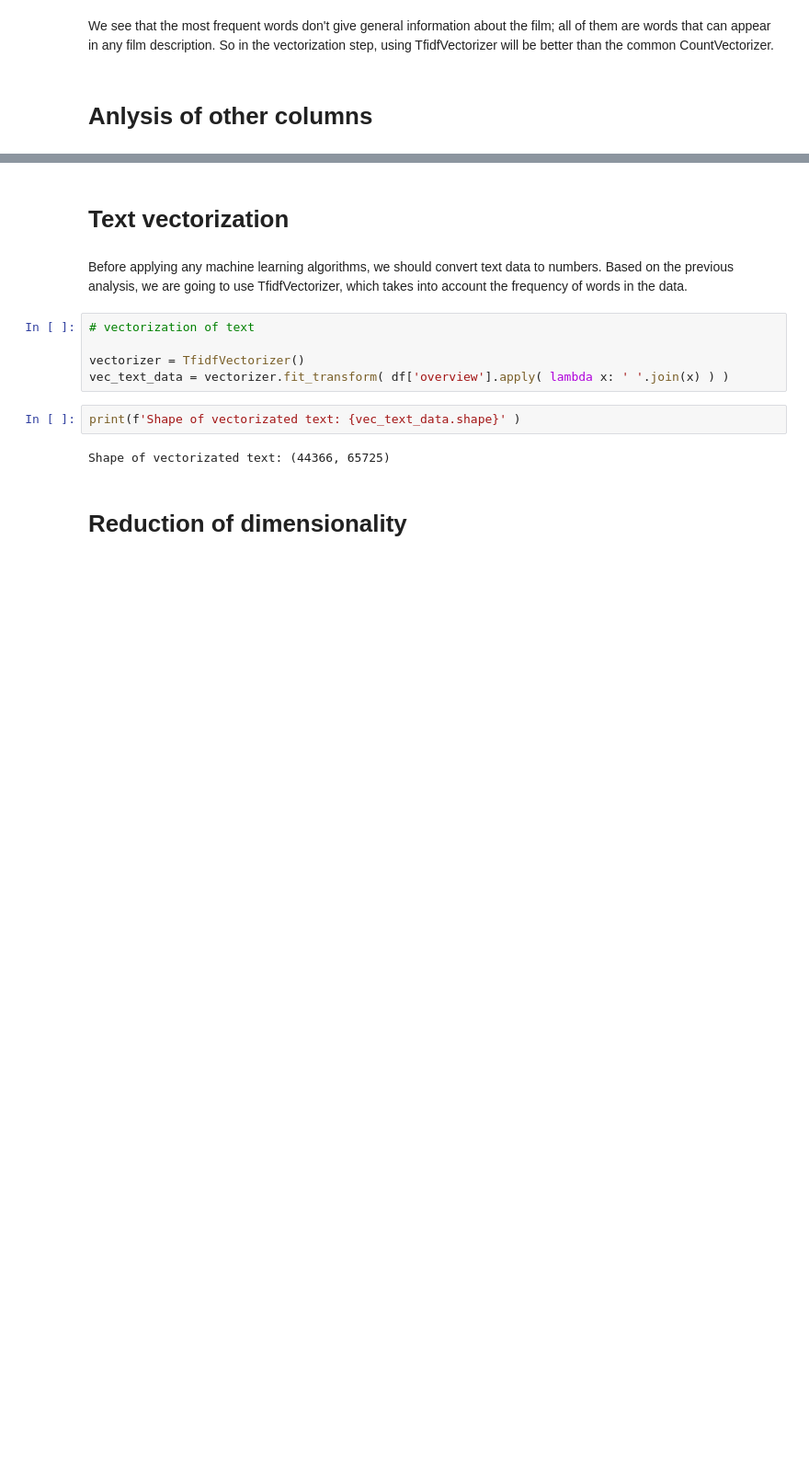
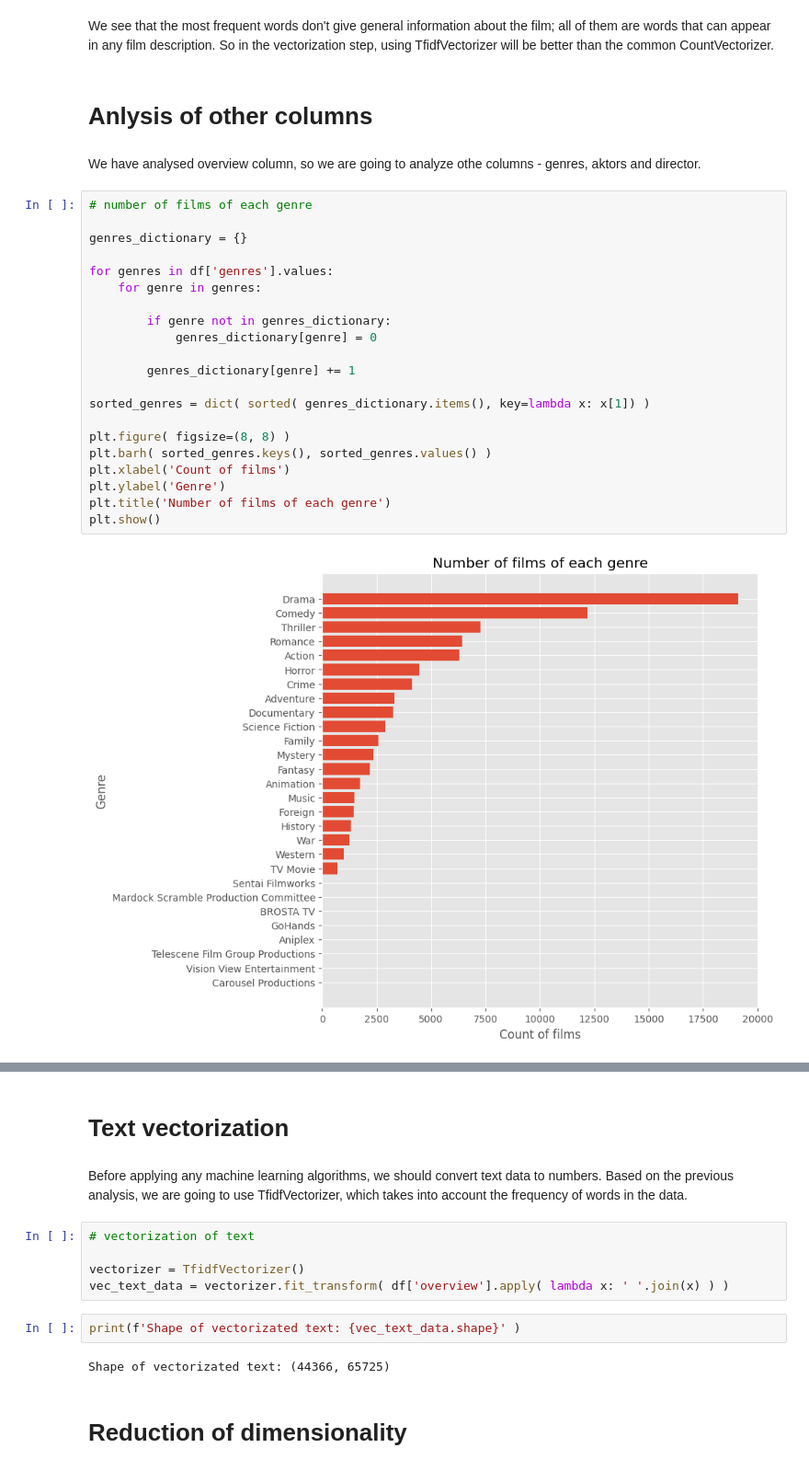
Before and after one commit to TheDim0nu4/Recommendation-system-for-movies-using-clustering-and-NLP-approaches, a Jupyter notebook: notebooks/data.ipynb, the cells around one changed output, grey strips where cells are left out. Shown: that part at 92% size. Cells and saved outputs as stored; diff of their text form; blank space fills up the shorter version.

```diff
--- a/notebooks/data.ipynb
+++ b/notebooks/data.ipynb
@@ -293,3 +306,28 @@ plt.show()
 We see that the most frequent words don't give general information about the film; all of them are words that can appear in any film description. So in the vectorization step, using TfidfVectorizer will be better than the common CountVectorizer.
 # %% [markdown]
 # Anlysis of other columns
+# %% [markdown]
+We have analysed overview column, so we are going to analyze othe columns - genres, aktors and director.
+# %%
+# number of films of each genre
+
+genres_dictionary = {}
+
+for genres in df['genres'].values:
+    for genre in genres:
+
+        if genre not in genres_dictionary:
+            genres_dictionary[genre] = 0
+
+        genres_dictionary[genre] += 1
+
+sorted_genres = dict( sorted( genres_dictionary.items(), key=lambda x: x[1]) )
+
+plt.figure( figsize=(8, 8) )
+plt.barh( sorted_genres.keys(), sorted_genres.values() )
+plt.xlabel('Count of films')
+plt.ylabel('Genre')
+plt.title('Number of films of each genre')
+plt.show()
+# %% [output]
+[figure, added]
```
Also changed, not shown: parts of 13 cells of this notebook.
